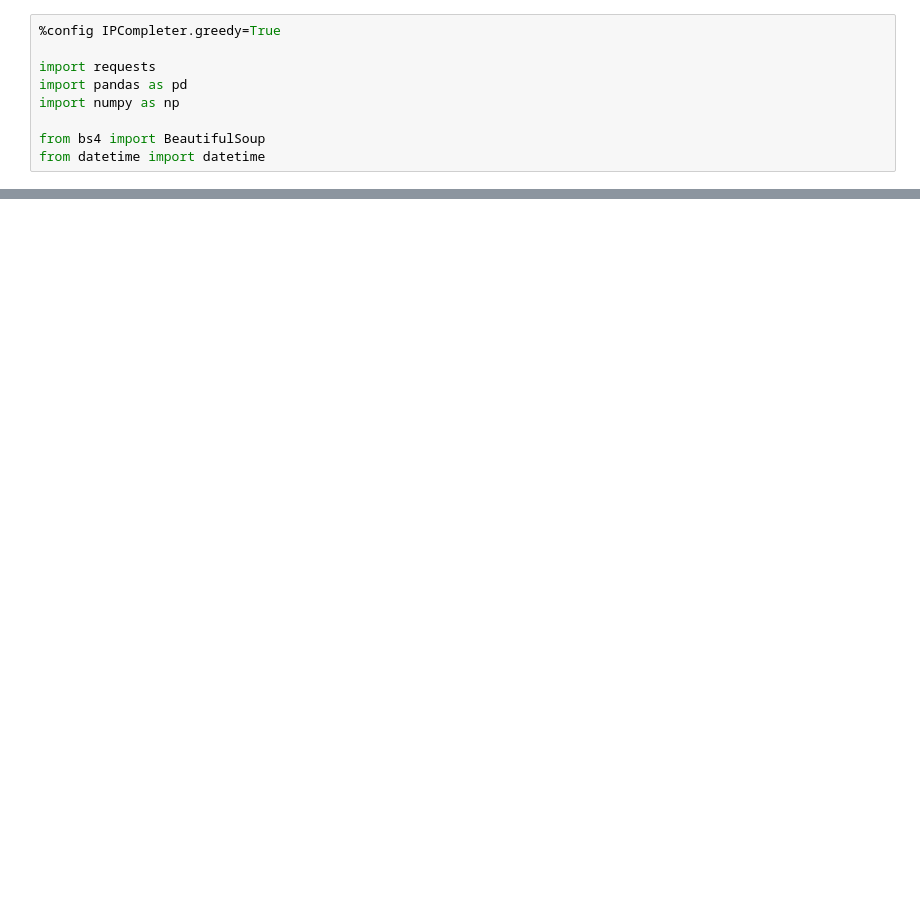
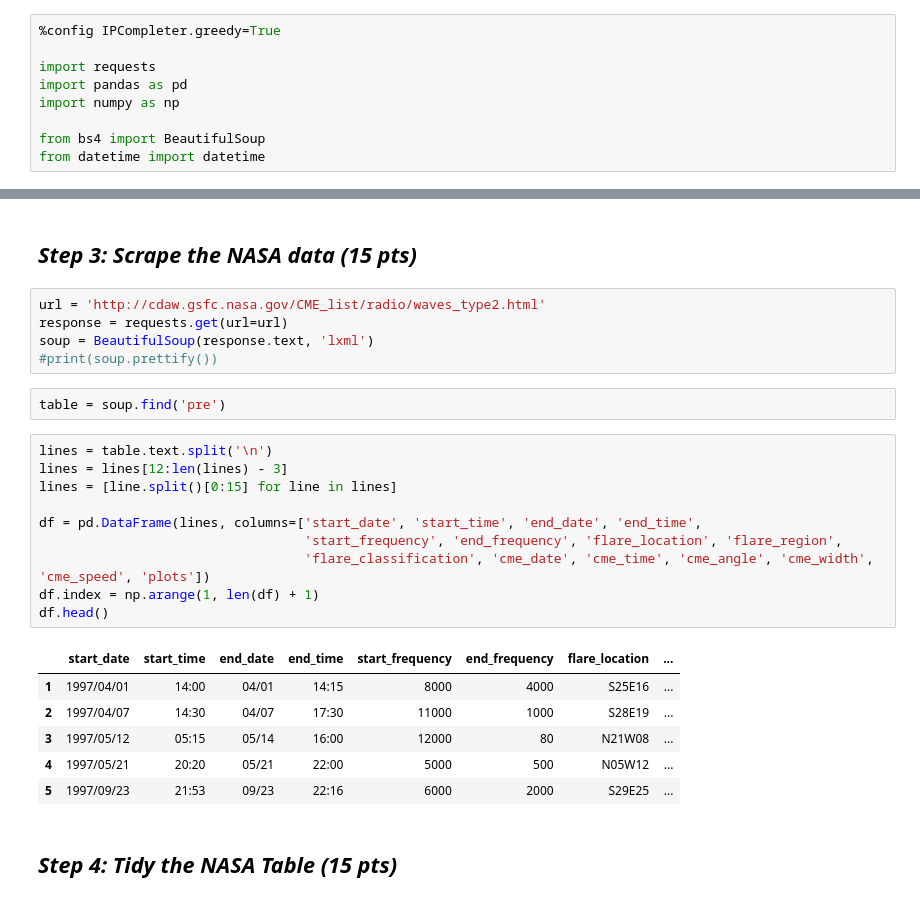
Before and after one commit to chrisyue1998/Data-Science-Projects, a Jupyter notebook: project1/Project 1.ipynb, the cells around one changed output, grey strips where cells are left out. Drawn from its saved outputs; the diff is of its cells as text; blank space fills up the shorter version.

```diff
--- a/project1/Project 1.ipynb
+++ b/project1/Project 1.ipynb
@@ -38,0 +64,28 @@ for index, row in df.iterrows():
+# %% [markdown]
+## _Step 3: Scrape the NASA data (15 pts)_
+# %%
+url = 'http://cdaw.gsfc.nasa.gov/CME_list/radio/waves_type2.html'
+response = requests.get(url=url)
+soup = BeautifulSoup(response.text, 'lxml')
+#print(soup.prettify())
+# %%
+table = soup.find('pre')
+# %%
+lines = table.text.split('\n')
+lines = lines[12:len(lines) - 3]
+lines = [line.split()[0:15] for line in lines]
+
+df = pd.DataFrame(lines, columns=['start_date', 'start_time', 'end_date', 'end_time',
+                                  'start_frequency', 'end_frequency', 'flare_location', 'flare_region',
+                                  'flare_classification', 'cme_date', 'cme_time', 'cme_angle', 'cme_width', 'cme_speed', 'plots'])
+df.index = np.arange(1, len(df) + 1)
+df.head()
+# %% [output]
+|  | start_date | start_time | end_date | end_time | start_frequency | end_frequency | flare_location | ... |
+| 1 | 1997/04/01 | 14:00 | 04/01 | 14:15 | 8000 | 4000 | S25E16 | ... |
+| 2 | 1997/04/07 | 14:30 | 04/07 | 17:30 | 11000 | 1000 | S28E19 | ... |
+| 3 | 1997/05/12 | 05:15 | 05/14 | 16:00 | 12000 | 80 | N21W08 | ... |
+| 4 | 1997/05/21 | 20:20 | 05/21 | 22:00 | 5000 | 500 | N05W12 | ... |
+| 5 | 1997/09/23 | 21:53 | 09/23 | 22:16 | 6000 | 2000 | S29E25 | ... |
+# %% [markdown]
+## _Step 4: Tidy the NASA Table (15 pts)_
```
Also changed, not shown: parts of 22 cells of this notebook.
